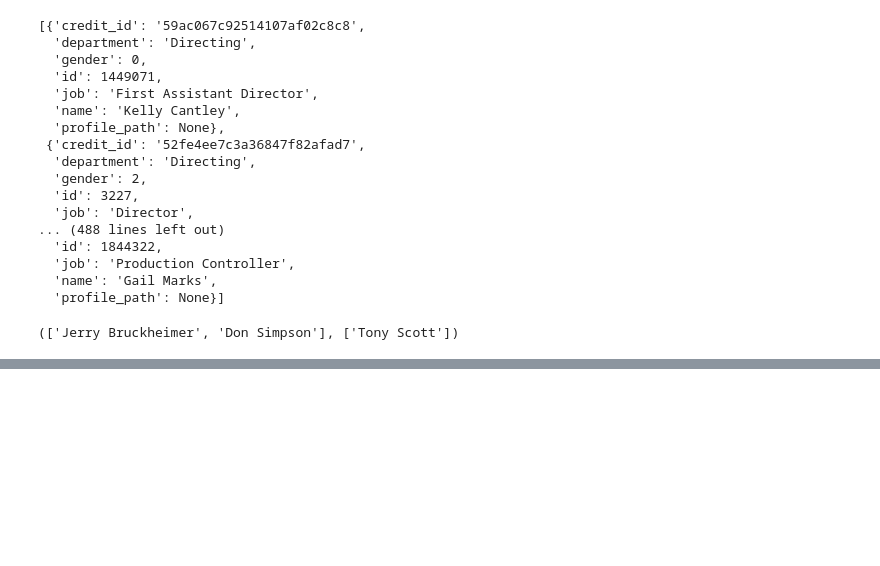
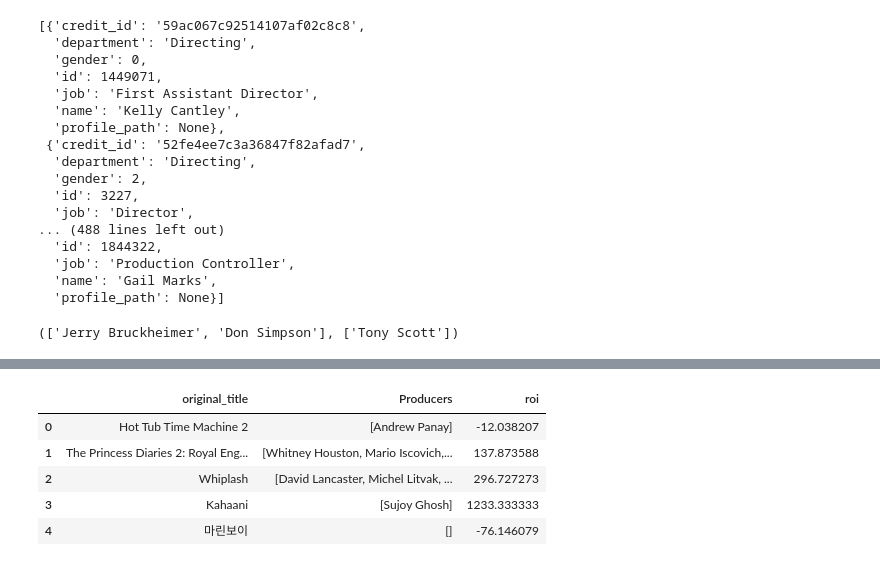
Before and after one commit to rishabhk1501/EDA-on-IMDB-Dataset, a Jupyter notebook: EDA_on_IMDB_Dataset.ipynb, the cells around one changed output, grey strips where cells are left out. Saved outputs shown, nothing was run; the diff lists cells and outputs as text; code cells hidden in the pictures; blank space fills up the shorter version.

```diff
--- a/EDA_on_IMDB_Dataset.ipynb
+++ b/EDA_on_IMDB_Dataset.ipynb
@@ -460,0 +485,11 @@ get_producers_and_directors(imdb_df_no_na_crew.loc[600,'crew'])
+# %%
+movie_prod_roi_df = imdb_df_new[['original_title', 'Producers', 'roi']]
+# %%
+movie_prod_roi_df.head()
+# %% [output]
+|  | original_title | Producers | roi |
+| 0 | Hot Tub Time Machine 2 | [Andrew Panay] | -12.038207 |
+| 1 | The Princess Diaries 2: Royal Eng... | [Whitney Houston, Mario Iscovich,... | 137.873588 |
+| 2 | Whiplash | [David Lancaster, Michel Litvak, ... | 296.727273 |
+| 3 | Kahaani | [Sujoy Ghosh] | 1233.333333 |
+| 4 | 마린보이 | [] | -76.146079 |
```
Also changed, not shown: parts of 11 cells of this notebook.
